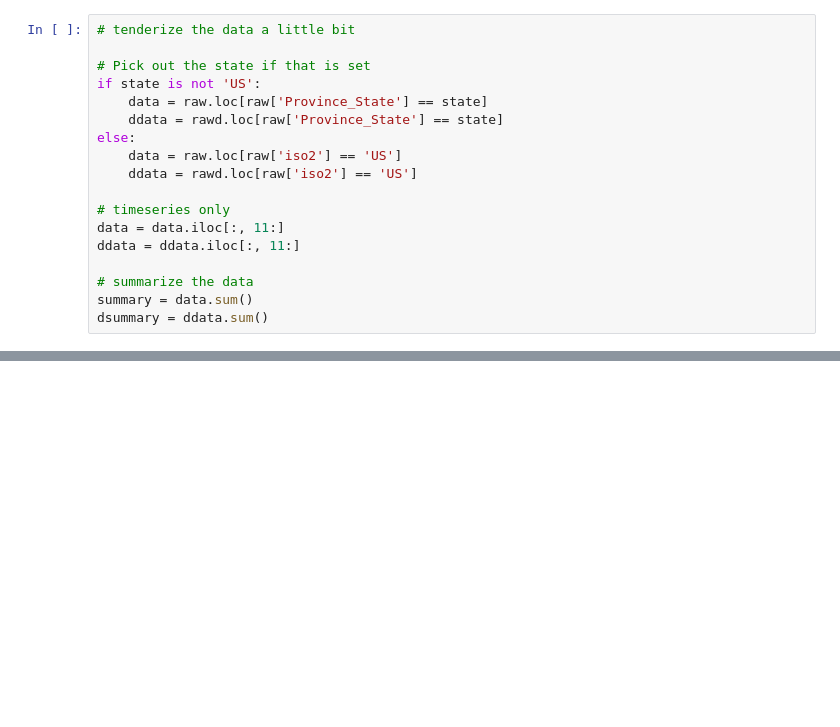
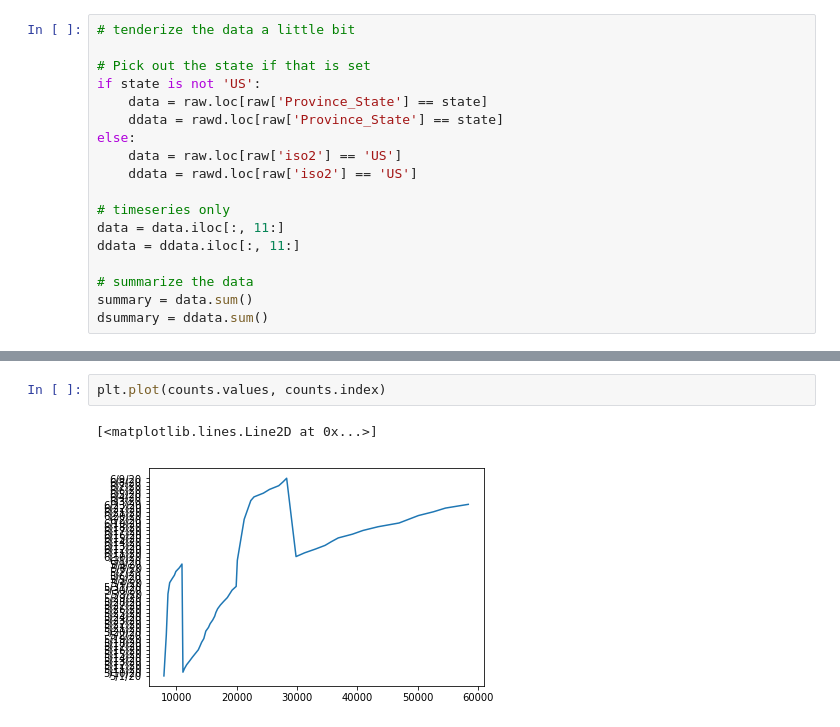
Before and after one commit to gschwim/COVID-19-Looking-Glass, a Jupyter notebook: COVID-19 Looking Glass.ipynb, the cells around one changed output, grey strips where cells are left out. Saved outputs shown, nothing was run; the diff lists cells and outputs as text; blank space fills up the shorter version.

```diff
--- a/COVID-19 Looking Glass.ipynb
+++ b/COVID-19 Looking Glass.ipynb
@@ -263,0 +264,5 @@ dtype: float64
+# %%
+plt.plot(counts.values, counts.index)
+# %% [output]
+[<matplotlib.lines.Line2D at 0x...>]
+[figure, added]
```
Also changed, not shown: parts of 6 cells of this notebook, 1 other file.
